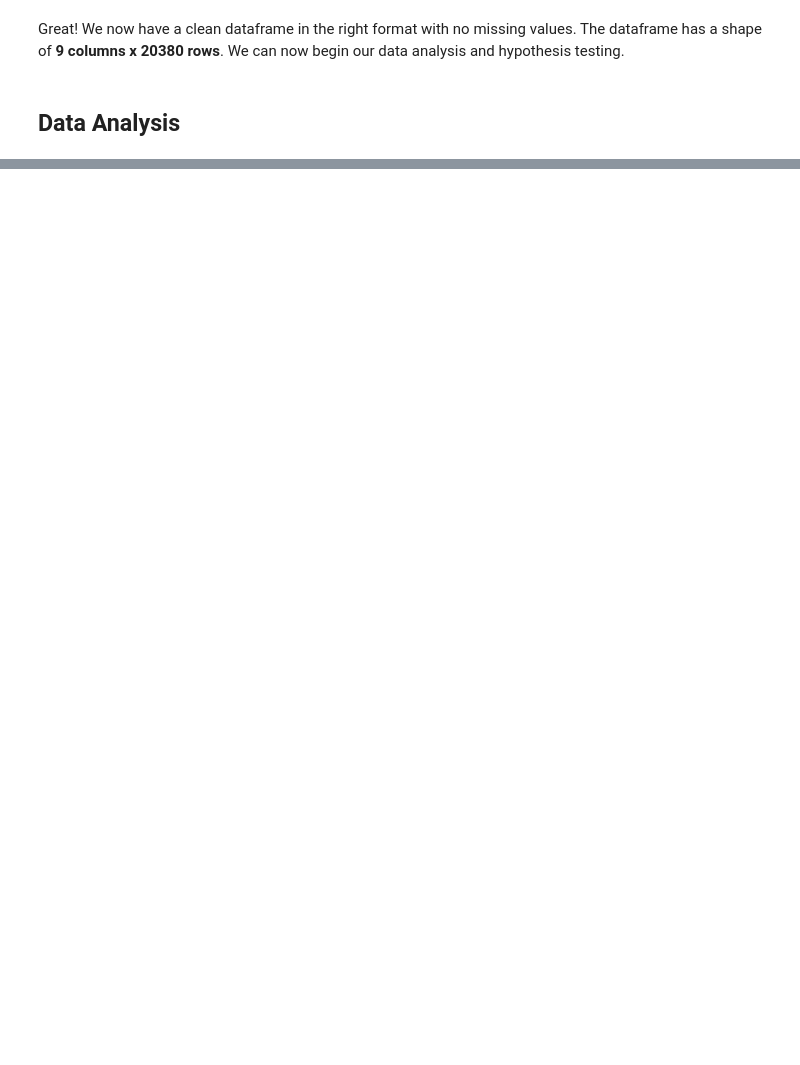
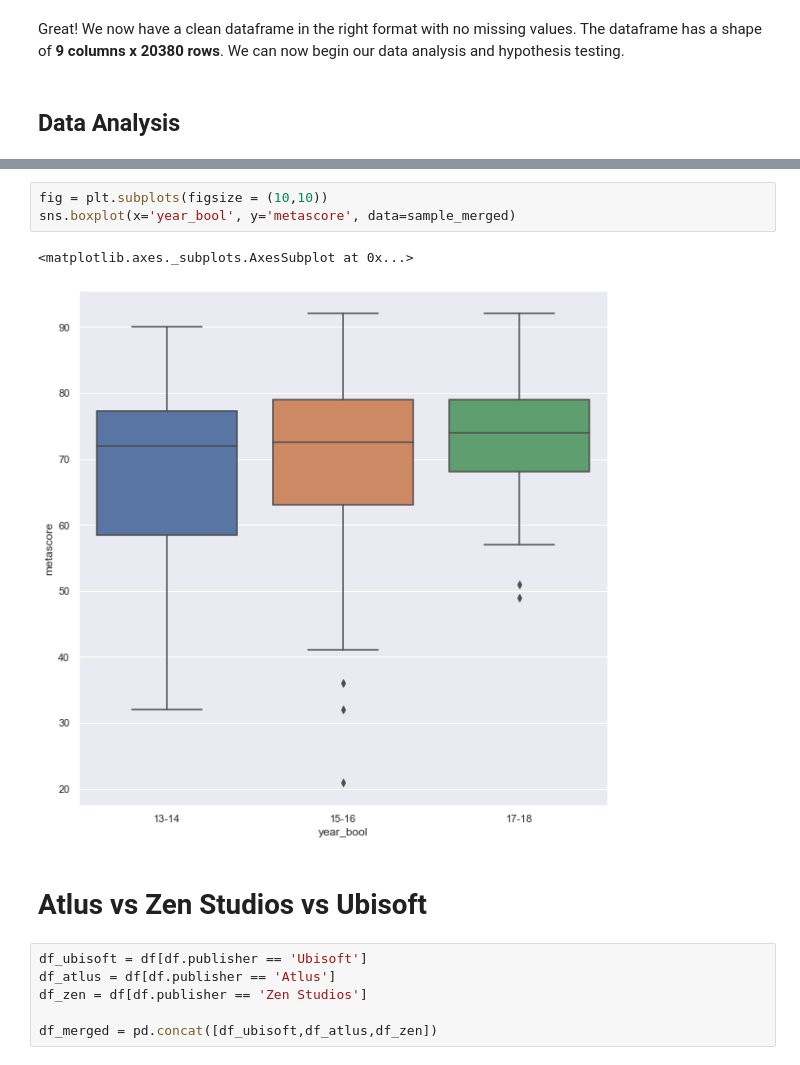
Before and after one commit to songyingho/metacritic_games_statistics, a Jupyter notebook: index.ipynb, the cells around one changed output, grey strips where cells are left out. Saved outputs shown, nothing was run; the diff lists cells and outputs as text; blank space fills up the shorter version.

```diff
--- a/index.ipynb
+++ b/index.ipynb
@@ -296,0 +248,14 @@ df.genre.groupby(by=df.score_indication).describe().sort_values(by = 'count', as
+# %%
+fig = plt.subplots(figsize = (10,10))
+sns.boxplot(x='year_bool', y='metascore', data=sample_merged)
+# %% [output]
+<matplotlib.axes._subplots.AxesSubplot at 0x...>
+[figure, added]
+# %% [markdown]
+# Atlus vs Zen Studios vs Ubisoft
+# %%
+df_ubisoft = df[df.publisher == 'Ubisoft']
+df_atlus = df[df.publisher == 'Atlus']
+df_zen = df[df.publisher == 'Zen Studios']
+
+df_merged = pd.concat([df_ubisoft,df_atlus,df_zen])
```
Also changed, not shown: parts of 34 cells of this notebook.
